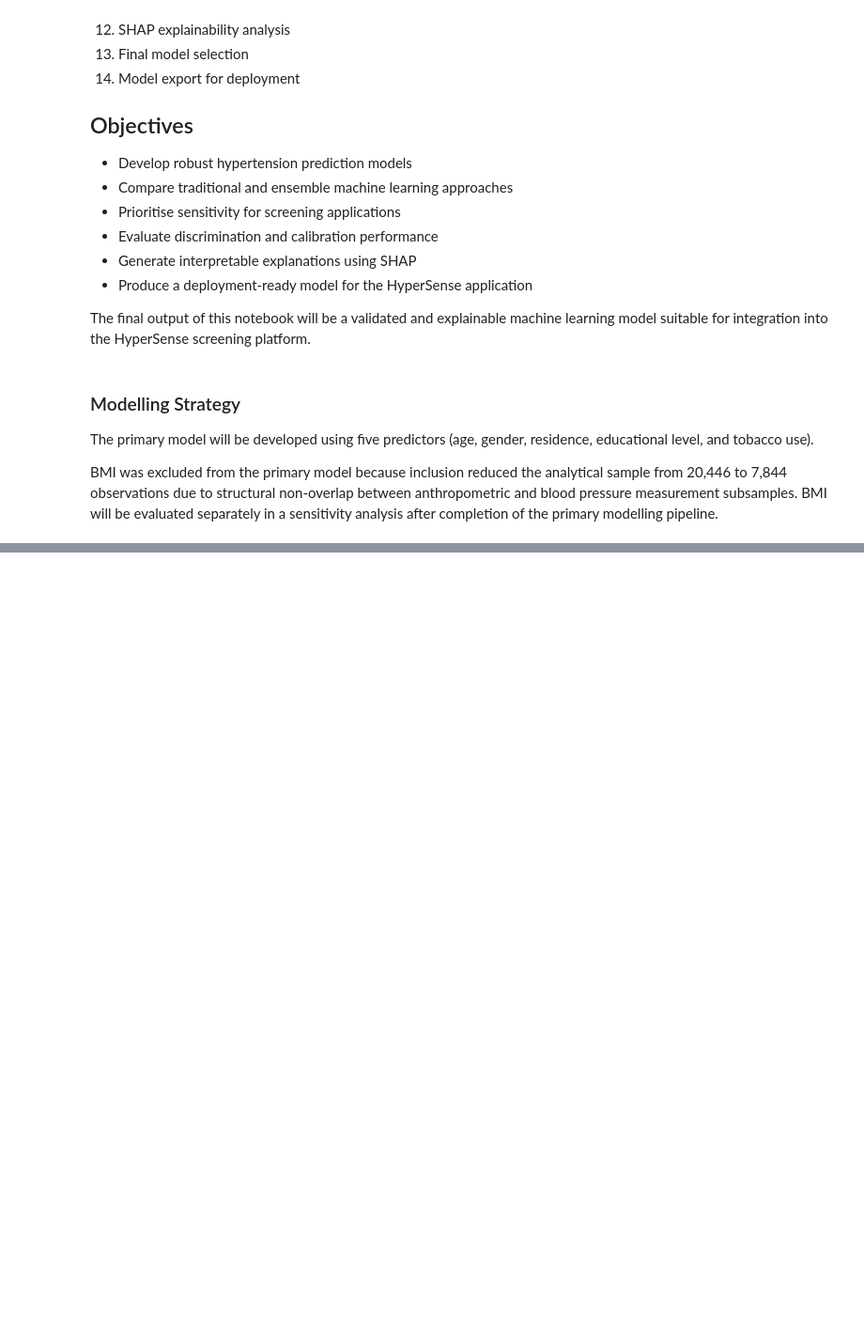
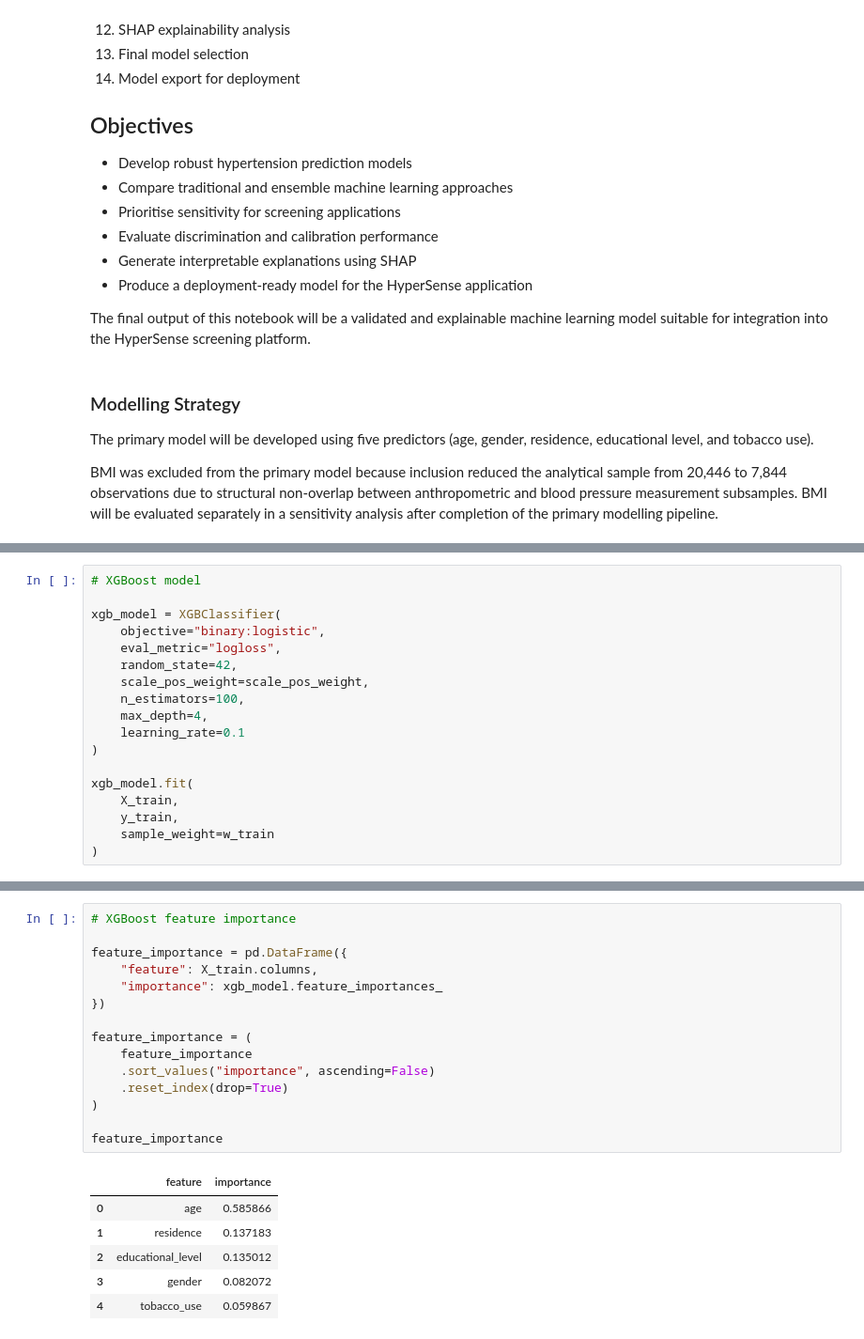
Before and after one commit to Phawazz/HyperDetect, a Jupyter notebook: notebooks/04_modeling.ipynb, the cells around one changed output, grey strips where cells are left out. Shown at 94% size. Drawn from its saved outputs; the diff is of its cells as text; blank space fills up the shorter version.

```diff
--- a/notebooks/04_modeling.ipynb
+++ b/notebooks/04_modeling.ipynb
@@ -100,0 +551,18 @@ pd.set_option("display.max_columns", None)
+# %%
+# XGBoost model
+
+xgb_model = XGBClassifier(
+    objective="binary:logistic",
+    eval_metric="logloss",
+    random_state=42,
+    scale_pos_weight=scale_pos_weight,
+    n_estimators=100,
+    max_depth=4,
+    learning_rate=0.1
+)
+
+xgb_model.fit(
+    X_train,
+    y_train,
+    sample_weight=w_train
+)
@@ -100,0 +614,22 @@ pd.set_option("display.max_columns", None)
+# %%
+# XGBoost feature importance
+
+feature_importance = pd.DataFrame({
+    "feature": X_train.columns,
+    "importance": xgb_model.feature_importances_
+})
+
+feature_importance = (
+    feature_importance
+    .sort_values("importance", ascending=False)
+    .reset_index(drop=True)
+)
+
+feature_importance
+# %% [output]
+|  | feature | importance |
+| 0 | age | 0.585866 |
+| 1 | residence | 0.137183 |
+| 2 | educational_level | 0.135012 |
+| 3 | gender | 0.082072 |
+| 4 | tobacco_use | 0.059867 |
```
Also changed, not shown: parts of 39 cells of this notebook.
